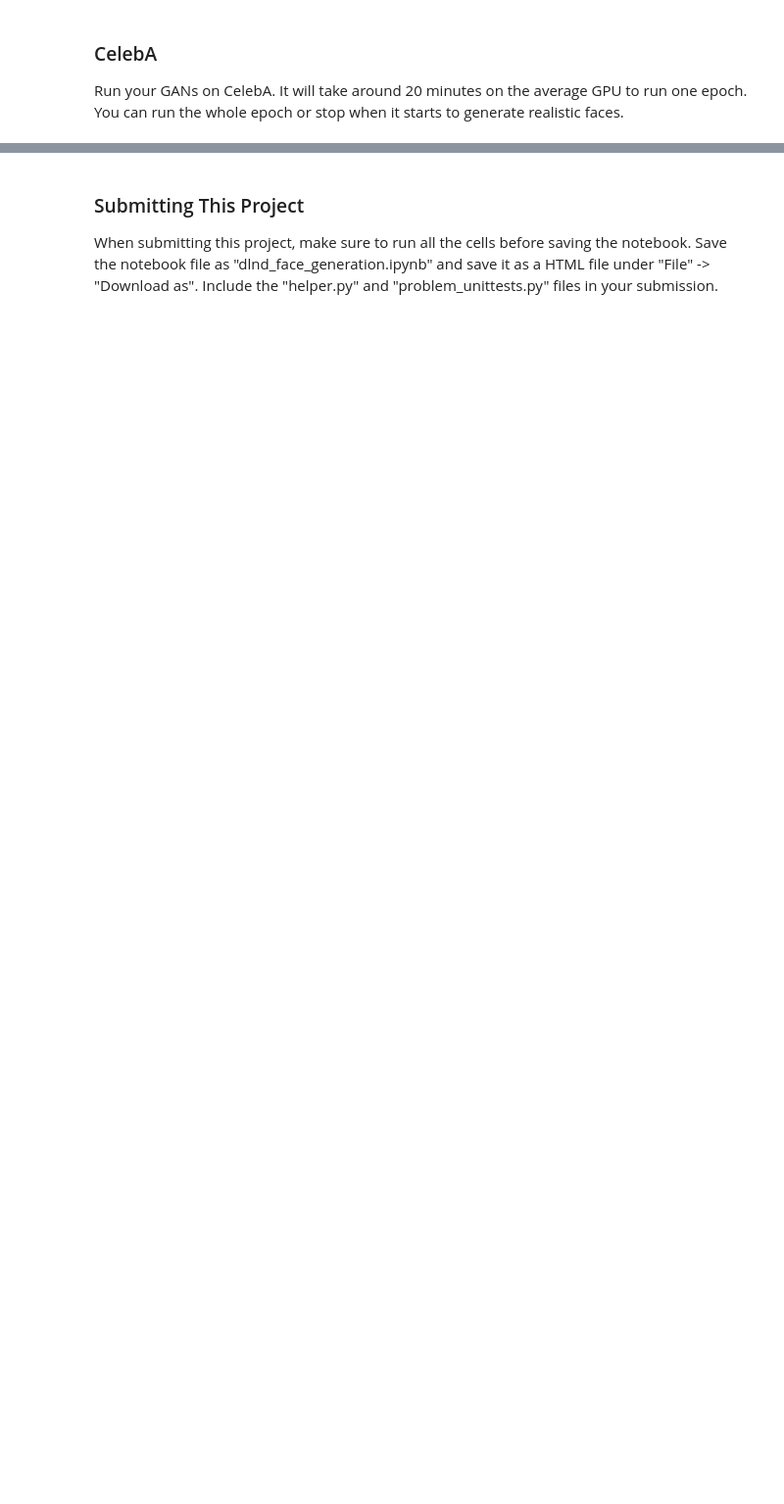
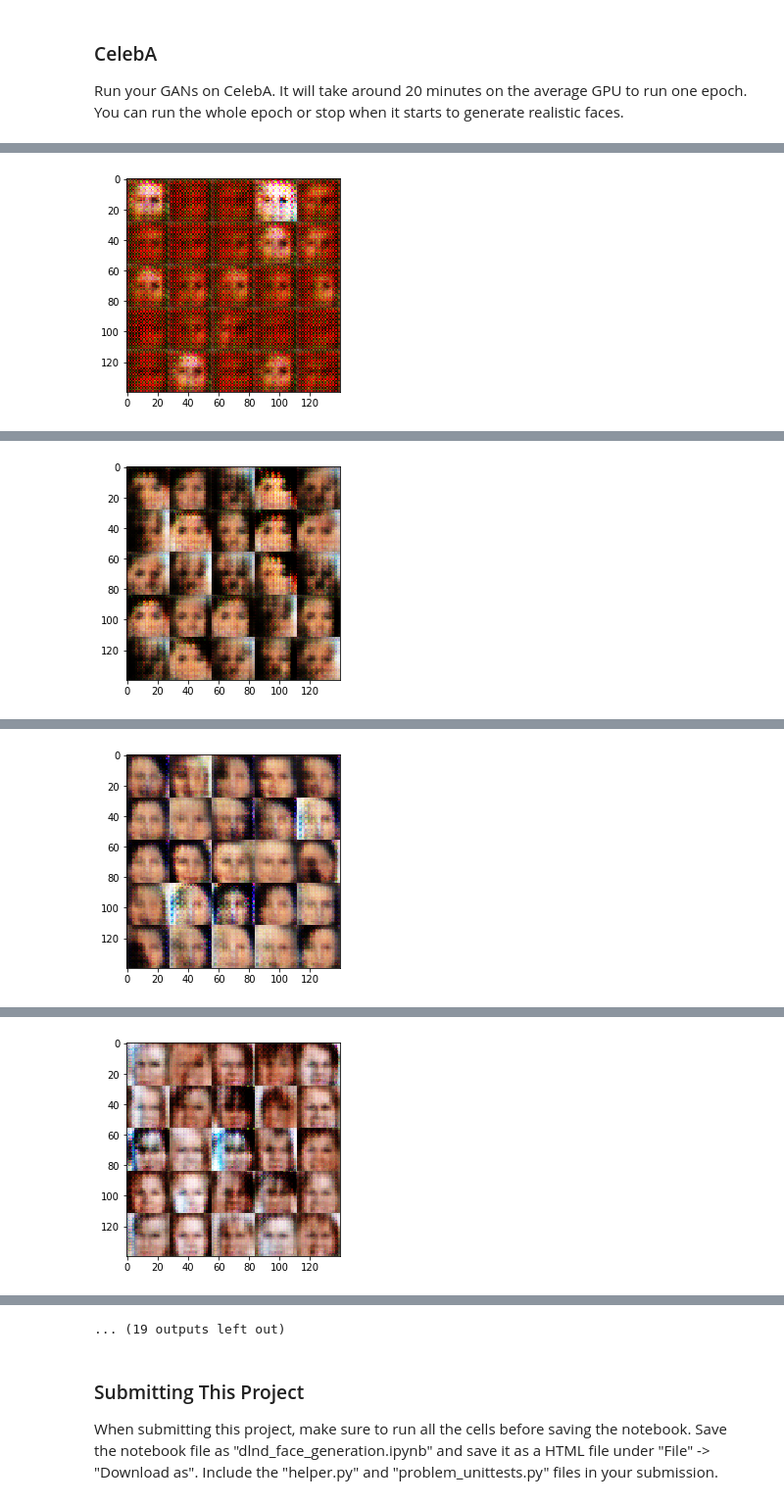
Before and after one commit to rku555/face_generation, a Jupyter notebook: dlnd_face_generation.ipynb, the cells around one changed output, grey strips where cells are left out. Shown at 98% size. Saved outputs shown, nothing was run; the diff lists cells and outputs as text; code cells hidden in the pictures; blank space fills up the shorter version.

```diff
--- a/dlnd_face_generation.ipynb
+++ b/dlnd_face_generation.ipynb
@@ -119,7 +120,7 @@ def model_inputs(image_width, image_height, image_channels, z_dim):
 
     inputs_real = tf.placeholder(tf.float32, (None, image_width, image_height, image_channels), name = 'input_real')
     inputs_z = tf.placeholder(tf.float32, (None,z_dim), name = 'input_z')
-    learning_rate = tf.placeholder(tf.float32, name = 'learning_rate')
+    learning_rate = tf.placeholder(tf.float32, (None), name = 'learning_rate')
     return inputs_real, inputs_z, learning_rate
 
 
@@ -156,18 +157,18 @@ def discriminator(images, reuse=False):
         relu2 = tf.maximum(alpha * bn2, bn2)
         # 7x7x128
 
-        x3 = tf.layers.conv2d(relu1, 256, 5, strides = 2, padding = 'same')
+        x3 = tf.layers.conv2d(relu2, 256, 5, strides = 2, padding = 'same')
         bn3 = tf.layers.batch_normalization(x3,training = True)
         relu3 = tf.maximum(alpha * bn3, bn3)
 
         # 3x3x256
 
-        flat = tf.reshape(relu1, (-1, 4*4*256))
+        flat = tf.reshape(relu3, (-1, 4*4*256))
         logits = tf.layers.dense(flat, 1)
 
         out = tf.sigmoid(logits)
 
-    return out,logits
+        return out,logits
 
 
 """
@@ -351,7 +352,7 @@ def train(epoch_count, batch_size, z_dim, learning_rate, beta1, get_batches, dat
     """
     # TODO: Build Model
 
-    input_real,input_z,learning_rate = model_inputs(data_shape[1],data_shape[2],data_shape[3],z_dim)
+    input_real,input_z,lr = model_inputs(data_shape[1],data_shape[2],data_shape[3],z_dim)
     d_loss,g_loss = model_loss(input_real,input_z, data_shape[3])
     d_opt, g_opt = model_opt(d_loss,g_loss,learning_rate,beta1)
 
@@ -361,21 +362,25 @@ def train(epoch_count, batch_size, z_dim, learning_rate, beta1, get_batches, dat
         sess.run(tf.global_variables_initializer())
         for epoch_i in range(epoch_count):
             for batch_images in get_batches(batch_size):
+                batch_images = batch_images.reshape(batch_size, data_shape [1], data_shape[2],data_shape[3])
+
+                batch_images = batch_images * 2
+
                 steps += 1
 
                 # Sample random noise for G
-                batch_z = np.random.uniform(-1, 1, size=(batch_size, z_size))
+                batch_z = np.random.uniform(-1, 1, size=(batch_size, z_dim))
 
                 # Run optimizers
-                _ = sess.run(d_opt, feed_dict={input_real: batch_images, input_z: batch_z, learning_rate:learning_rate})
-                _ = sess.run(g_opt, feed_dict={input_z: batch_z, input_real: batch_images, learning_rate: learning_rate})
+                _ = sess.run(d_opt, feed_dict={input_real: batch_images, input_z: batch_z, lr:learning_rate})
+                _ = sess.run(g_opt, feed_dict={input_z: batch_z, input_real: batch_images, lr:learning_rate})
 
                 if steps % 10 == 0:
                     # At the end of each epoch, get the losses and print them out
-                    train_loss_d = d_loss.eval({input_z: batch_z, input_real: batch_images, learning_rate: learning_rate})
-                    train_loss_g = g_loss.eval({input_z: batch_z, learning_rate: learning_rate})
+                    train_loss_d = d_loss.eval({input_z: batch_z, input_real: batch_images, lr:learning_rate})
+                    train_loss_g = g_loss.eval({input_z: batch_z, lr:learning_rate})
 
-                    print("Epoch {}/{}...".format(e+1, epochs),
+                    print("Epoch {}/{}...".format(epoch_i+1, epochs),
                           "Discriminator Loss: {:.4f}...".format(train_loss_d),
                           "Generator Loss: {:.4f}".format(train_loss_g))
 
@@ -404,10 +477,10 @@ with tf.Graph().as_default():
 ### CelebA
 Run your GANs on CelebA.  It will take around 20 minutes on the average GPU to run one epoch.  You can run the whole epoch or stop when it starts to generate realistic faces.
 # %%
-batch_size = None
-z_dim = None
-learning_rate = None
-beta1 = None
+batch_size = 128
+z_dim = 100
+learning_rate = 0.001
+beta1 = 0.5
 
 
 """
@@ -419,3 +492,4 @@ celeba_dataset = helper.Dataset('celeba', glob(os.path.join(data_dir, 'img_align
 with tf.Graph().as_default():
     train(epochs, batch_size, z_dim, learning_rate, beta1, celeba_dataset.get_batches,
           celeba_dataset.shape, celeba_dataset.image_mode)
+# %% [output]
@@ -421,0 +506 @@ with tf.Graph().as_default():
+[figure, added]
@@ -421,0 +517 @@ with tf.Graph().as_default():
+[figure, added]
@@ -421,0 +528 @@ with tf.Graph().as_default():
+[figure, added]
@@ -421,0 +539 @@ with tf.Graph().as_default():
+[figure, added]
@@ -422,3 +562,4 @@ with tf.Graph().as_default():
+... (19 outputs left out)
 # %% [markdown]
 ### Submitting This Project
 When submitting this project, make sure to run all the cells before saving the notebook. Save the notebook file as "dlnd_face_generation.ipynb" and save it as a HTML file under "File" -> "Download as". Include the "helper.py" and "problem_unittests.py" files in your submission.
```
Also changed, not shown: parts of 6 cells of this notebook.
